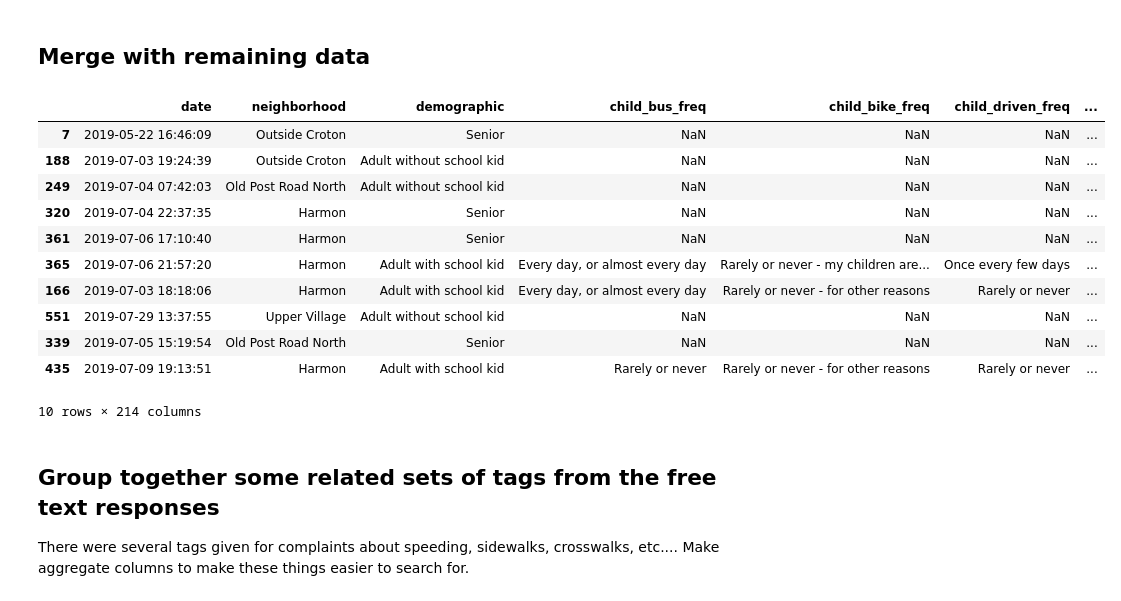
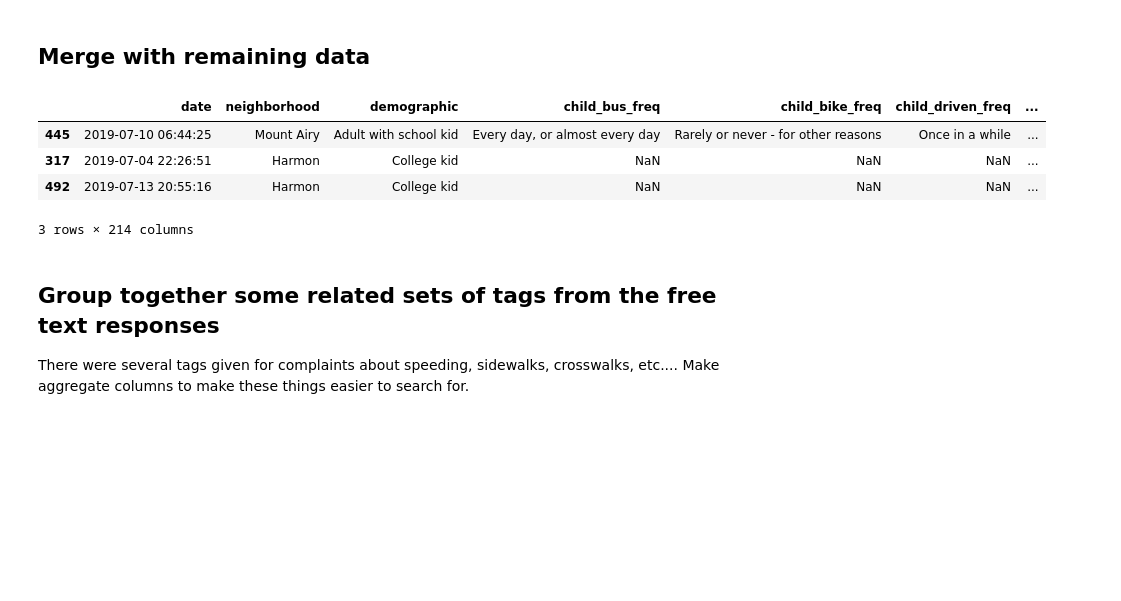
Before and after one commit to croton-on-hudson/bicycle-pedestrian-committee, a Jupyter notebook: survey/analysis/3.multiple_answer_cleanup.ipynb, the cells around one changed output. Saved outputs shown, nothing was run; the diff lists cells and outputs as text; code cells hidden in the pictures; blank space fills up the shorter version.

```diff
--- a/survey/analysis/3.multiple_answer_cleanup.ipynb
+++ b/survey/analysis/3.multiple_answer_cleanup.ipynb
@@ -278,24 +229,17 @@ df3.sample(n=10) #random sample of rows
 # %%
 # load up the original data from scratch again
 df = pd.read_csv('responses_scrubbed_tagged.csv', index_col=None, parse_dates=['date'])
 
 # merge the new columns with the old dataframe based on the indexes of each row
 df_complete = pd.merge(df, df3, right_index=True, left_index=True)
 
-df_complete.sample(n=10) #random sample of rows
+df_complete.sample(n=3) #random sample of rows
 # %% [output]
 |  | date | neighborhood | demographic | child_bus_freq | child_bike_freq | child_driven_freq | ... |
-| 7 | 2019-05-22 16:46:09 | Outside Croton | Senior | NaN | NaN | NaN | ... |
-| 188 | 2019-07-03 19:24:39 | Outside Croton | Adult without school kid | NaN | NaN | NaN | ... |
-| 249 | 2019-07-04 07:42:03 | Old Post Road North | Adult without school kid | NaN | NaN | NaN | ... |
-| 320 | 2019-07-04 22:37:35 | Harmon | Senior | NaN | NaN | NaN | ... |
-| 361 | 2019-07-06 17:10:40 | Harmon | Senior | NaN | NaN | NaN | ... |
-| 365 | 2019-07-06 21:57:20 | Harmon | Adult with school kid | Every day, or almost every day | Rarely or never - my children are... | Once every few days | ... |
-| 166 | 2019-07-03 18:18:06 | Harmon | Adult with school kid | Every day, or almost every day | Rarely or never - for other reasons | Rarely or never | ... |
-| 551 | 2019-07-29 13:37:55 | Upper Village | Adult without school kid | NaN | NaN | NaN | ... |
-| 339 | 2019-07-05 15:19:54 | Old Post Road North | Senior | NaN | NaN | NaN | ... |
-| 435 | 2019-07-09 19:13:51 | Harmon | Adult with school kid | Rarely or never | Rarely or never - for other reasons | Rarely or never | ... |
+| 445 | 2019-07-10 06:44:25 | Mount Airy | Adult with school kid | Every day, or almost every day | Rarely or never - for other reasons | Once in a while | ... |
+| 317 | 2019-07-04 22:26:51 | Harmon | College kid | NaN | NaN | NaN | ... |
+| 492 | 2019-07-13 20:55:16 | Harmon | College kid | NaN | NaN | NaN | ... |
-10 rows × 214 columns
+3 rows × 214 columns
 # %% [markdown]
 ## Group together some related sets of tags from the free text responses
 There were several tags given for complaints about speeding, sidewalks, crosswalks, etc.... Make aggregate columns to make these things easier to search for.
```
Also changed, not shown: parts of 6 cells of this notebook, 4 other files.
